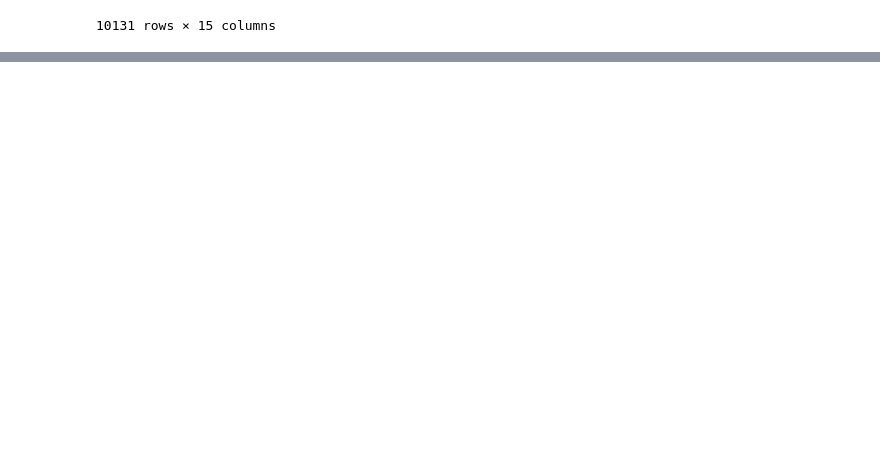
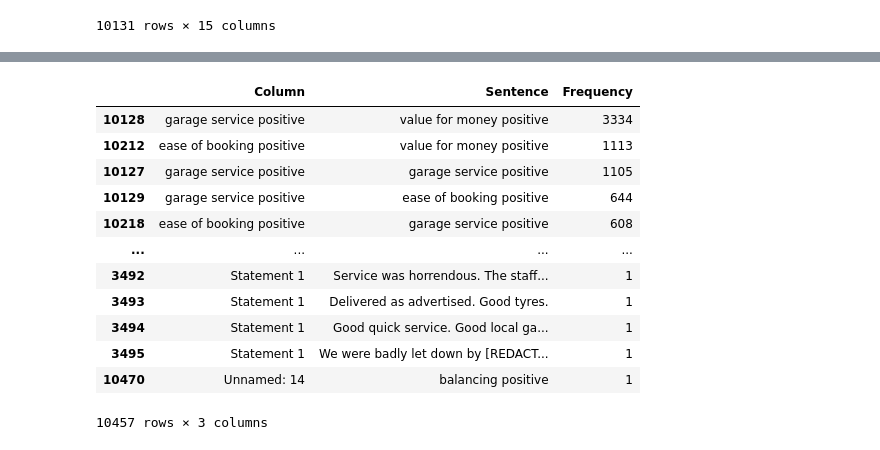
Before and after one commit to PrateekSharma007/Subtheme-Sentiment-Analysis-Task, a Jupyter notebook: main.ipynb, the cells around one changed output, grey strips where cells are left out. Saved outputs shown, nothing was run; the diff lists cells and outputs as text; code cells hidden in the pictures; blank space fills up the shorter version.

```diff
--- a/main.ipynb
+++ b/main.ipynb
@@ -47,0 +105,18 @@ The context in the Dataset are repaeating , we can count their frequency . We wi
+# %%
+frequency_df = frequency_df[frequency_df['Sentence'] != 'nan']
+# %%
+frequency_df #perfect
+# %% [output]
+|  | Column | Sentence | Frequency |
+| 10128 | garage service positive | value for money positive | 3334 |
+| 10212 | ease of booking positive | value for money positive | 1113 |
+| 10127 | garage service positive | garage service positive | 1105 |
+| 10129 | garage service positive | ease of booking positive | 644 |
+| 10218 | ease of booking positive | garage service positive | 608 |
+| ... | ... | ... | ... |
+| 3492 | Statement 1 | Service was horrendous. The staff... | 1 |
+| 3493 | Statement 1 | Delivered as advertised. Good tyres. | 1 |
+| 3494 | Statement 1 | Good quick service. Good local ga... | 1 |
+| 3495 | Statement 1 | We were badly let down by [REDACT... | 1 |
+| 10470 | Unnamed: 14 | balancing positive | 1 |
+10457 rows × 3 columns
```
Also changed, not shown: parts of 10 cells of this notebook.
